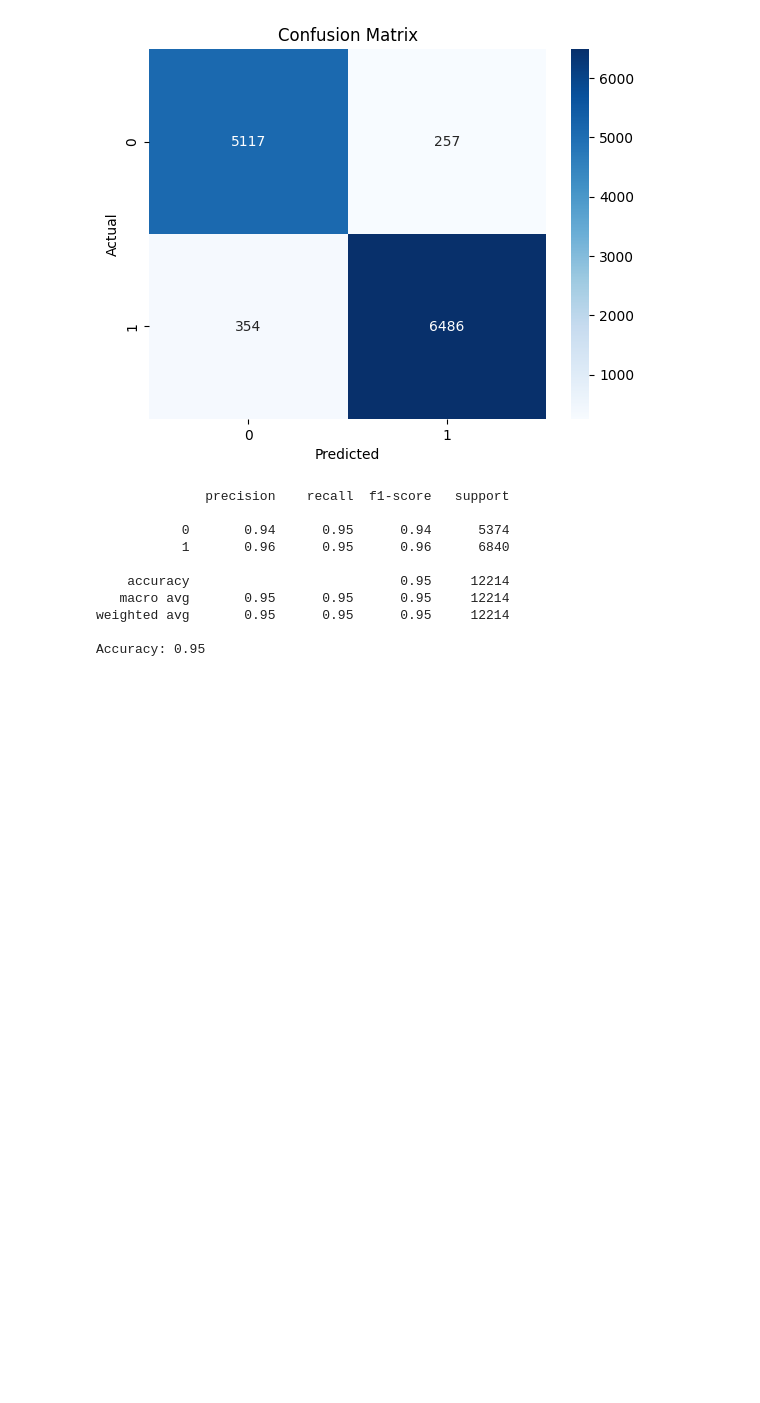
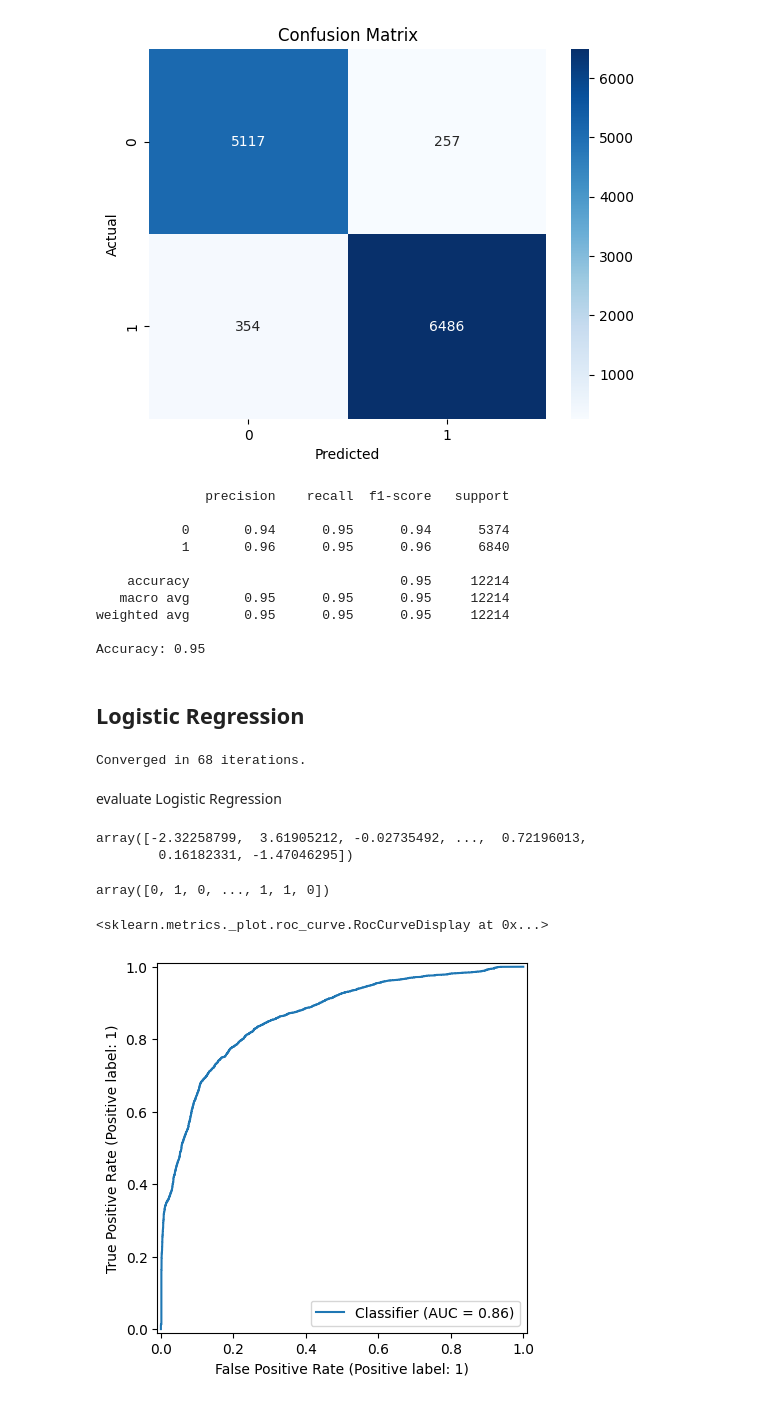
Before and after one commit to GerardoG2/PoisonMushroomClassifier, a Jupyter notebook: Notebooks/SVM.ipynb, the cells around one changed output. Saved outputs shown, nothing was run; the diff lists cells and outputs as text; code cells hidden in the pictures; blank space fills up the shorter version.

```diff
--- a/Notebooks/SVM.ipynb
+++ b/Notebooks/SVM.ipynb
@@ -412,0 +499,31 @@ Accuracy: 0.95
+# %% [markdown]
+## Logistic Regression
+# %%
+from sklearn.linear_model import LogisticRegression
+lr_clf = LogisticRegression(random_state=42, C=1.0)
+lr_clf.fit(X_train, y_train)
+
+# print iterations taken to converge
+print(f"Converged in {lr_clf.n_iter_[0]} iterations.")
+# %% [output]
+Converged in 68 iterations.
+# %% [markdown]
+evaluate Logistic Regression
+# %%
+y_pred_score_lr = lr_clf.decision_function(X_test)
+y_pred_score_lr
+# %% [output]
+array([-2.32258799,  3.61905212, -0.02735492, ...,  0.72196013,
+        0.16182331, -1.47046295])
+# %%
+y_pred_lr = lr_clf.predict(X_test)
+y_pred_lr
+# %% [output]
+array([0, 1, 0, ..., 1, 1, 0])
+# %%
+# plot roc curve
+from sklearn.metrics import RocCurveDisplay
+RocCurveDisplay.from_predictions(y_test, y_pred_score_lr)
+# %% [output]
+<sklearn.metrics._plot.roc_curve.RocCurveDisplay at 0x...>
+[figure, added]
```
Also changed, not shown: parts of 15 cells of this notebook.
